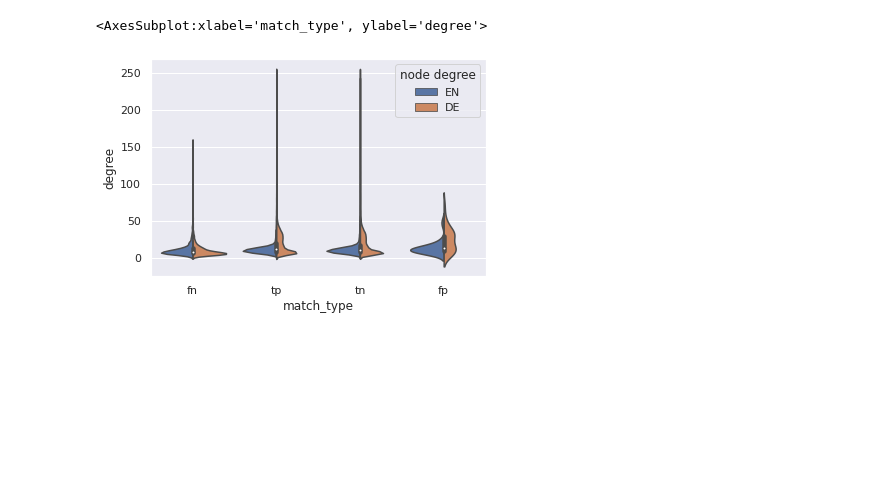
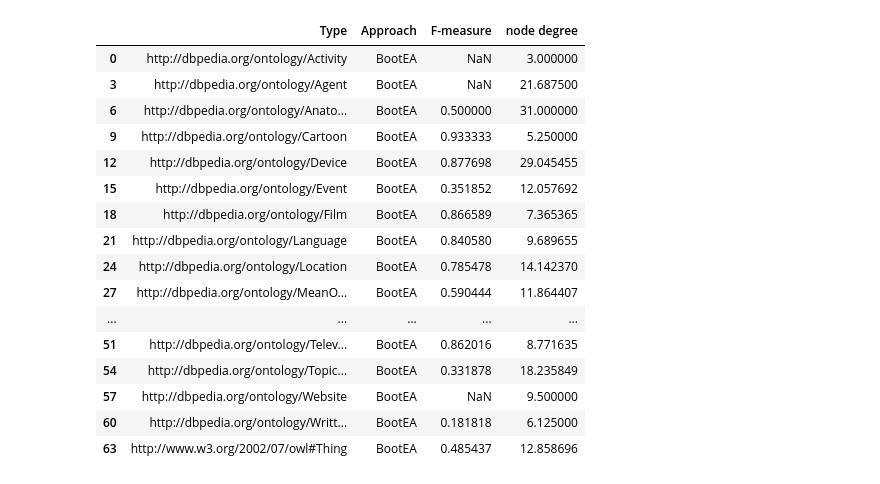
Before and after one commit to jonathanschuchart/eager, a Jupyter notebook: src/analysis/TypeAnalysis.ipynb, the cells around one changed output. Cells and saved outputs as stored; diff of their text form; code cells hidden in the pictures; blank space fills up the shorter version.

```diff
--- a/src/analysis/TypeAnalysis.ipynb
+++ b/src/analysis/TypeAnalysis.ipynb
@@ -122,5 +123,2 @@ melted = melted.rename(columns={"left node degree": "EN","right node degree":"DE
 # %%
-sns.violinplot(x="match_type",y="degree",hue="node degree",split=True,data=melted)
+sns.boxenplot(x="match_type",y="degree",hue="node degree",data=melted)
-# %% [output]
-<AxesSubplot:xlabel='match_type', ylabel='degree'>
-[figure, removed]
@@ -126,0 +153,6 @@ sns.violinplot(x="match_type",y="degree",hue="node degree",split=True,data=melte
+# %%
+#A.columns = pd.MultiIndex.from_product([["BootEA"], measured_df_bootea.columns])
+#B.columns = pd.MultiIndex.from_product([['MultiKE'], measured_df_multike.columns])
+#C.columns = pd.MultiIndex.from_product([['RDGCN'], measured_df_rdgcn.columns])
+
+mult = pd.concat(measured, axis = 1, keys=(["BootEA","MultiKE","RDGCN"]))
@@ -126,0 +170,22 @@ sns.violinplot(x="match_type",y="degree",hue="node degree",split=True,data=melte
+# %%
+nds = melted.join(average_node_degree(dfs[0],entity_degrees))
+nds.reset_index(inplace=True)
+nds[nds["Approach"]=="BootEA"]
+# %% [output]
+|  | Type | Approach | F-measure | node degree |
+| 0 | http://dbpedia.org/ontology/Activity | BootEA | NaN | 3.000000 |
+| 3 | http://dbpedia.org/ontology/Agent | BootEA | NaN | 21.687500 |
+| 6 | http://dbpedia.org/ontology/Anato... | BootEA | 0.500000 | 31.000000 |
+| 9 | http://dbpedia.org/ontology/Cartoon | BootEA | 0.933333 | 5.250000 |
+| 12 | http://dbpedia.org/ontology/Device | BootEA | 0.877698 | 29.045455 |
+| 15 | http://dbpedia.org/ontology/Event | BootEA | 0.351852 | 12.057692 |
+| 18 | http://dbpedia.org/ontology/Film | BootEA | 0.866589 | 7.365365 |
+| 21 | http://dbpedia.org/ontology/Language | BootEA | 0.840580 | 9.689655 |
+| 24 | http://dbpedia.org/ontology/Location | BootEA | 0.785478 | 14.142370 |
+| 27 | http://dbpedia.org/ontology/MeanO... | BootEA | 0.590444 | 11.864407 |
+| ... | ... | ... | ... | ... |
+| 51 | http://dbpedia.org/ontology/Telev... | BootEA | 0.862016 | 8.771635 |
+| 54 | http://dbpedia.org/ontology/Topic... | BootEA | 0.331878 | 18.235849 |
+| 57 | http://dbpedia.org/ontology/Website | BootEA | NaN | 9.500000 |
+| 60 | http://dbpedia.org/ontology/Writt... | BootEA | 0.181818 | 6.125000 |
+| 63 | http://www.w3.org/2002/07/owl#Thing | BootEA | 0.485437 | 12.858696 |
```
Also changed, not shown: parts of 29 cells of this notebook, 4 other files.
